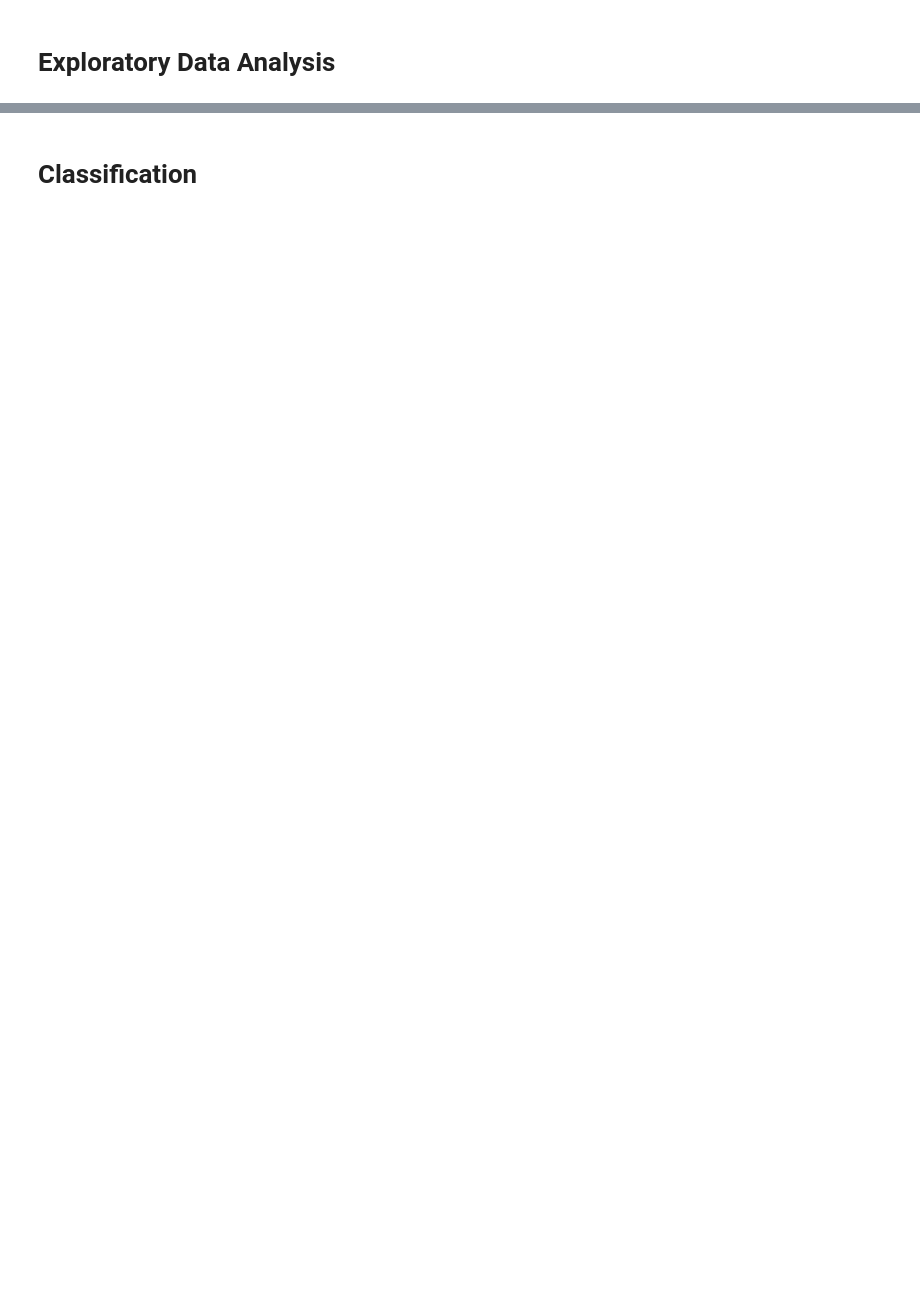
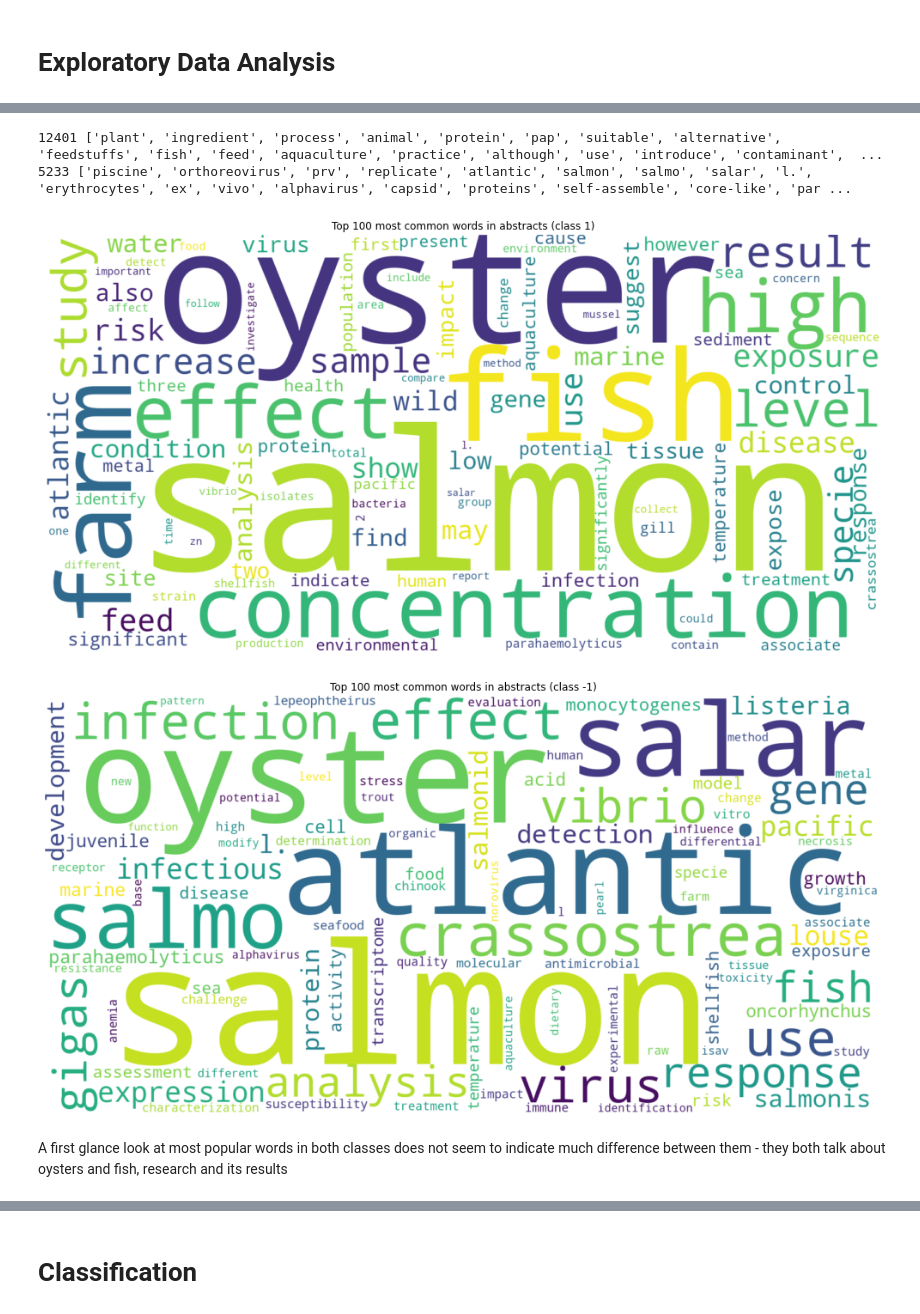
Before and after one commit to jsokolowska/ner-text-classification, a Jupyter notebook: practicalExcercise.ipynb, the cells around one changed output, grey strips where cells are left out. Saved outputs shown, nothing was run; the diff lists cells and outputs as text; code cells hidden in the pictures; blank space fills up the shorter version.

```diff
--- a/practicalExcercise.ipynb
+++ b/practicalExcercise.ipynb
@@ -228,3 +372,9 @@ pd.concat([cleaned_text_test, y_test], axis=1).to_csv("drive/MyDrive/Data/refsa-
 # %% [markdown]
 Exploratory Data Analysis
 ===
+# %%
+#loading preprocessed data to make each section indepenent
+df_train = pd.read_csv(preprocessed_dir + "cleaned_train_ERIS.csv", index_col=0)
+df_test = pd.read_csv(preprocessed_dir + "cleaned_test_ERIS.csv", index_col=0)
+
+print(df_test.shape, df_train.shape)
@@ -230,0 +399,49 @@ Exploratory Data Analysis
+# %%
+X_rel = X_train[y_train==1]
+X_irrel = X_train[y_train==-1]
+
+abs_words_rel = []
+for abs_word in X_rel["abs_str"]:
+  abs_words_rel += abs_word.split(" ")
+
+abs_words_irrel = []
+for abs_word in X_irrel["tit_str"]:
+  abs_words_irrel += abs_word.split(" ")
+
+print(len(abs_words_rel), abs_words_rel)
+print(len(abs_words_irrel), abs_words_irrel)
+# %% [output]
+12401 ['plant', 'ingredient', 'process', 'animal', 'protein', 'pap', 'suitable', 'alternative', 'feedstuffs', 'fish', 'feed', 'aquaculture', 'practice', 'although', 'use', 'introduce', 'contaminant',  ...
+5233 ['piscine', 'orthoreovirus', 'prv', 'replicate', 'atlantic', 'salmon', 'salmo', 'salar', 'l.', 'erythrocytes', 'ex', 'vivo', 'alphavirus', 'capsid', 'proteins', 'self-assemble', 'core-like', 'par ...
+# %%
+from nltk.probability import FreqDist
+from wordcloud import WordCloud
+def to_dict(tuple_list):
+  result = dict()
+  for key, value in tuple_list:
+    result[key]=value
+  return result
+
+
+most_rel = to_dict(FreqDist(abs_words_rel).most_common(100))
+cloud_a = WordCloud(width=1600, height= 800, background_color='white').fit_words(most_rel)
+fig = plt.figure(figsize=(20,7), facecolor='white')
+plt.imshow(cloud_a, interpolation='bilinear')
+plt.axis('off')
+plt.title('Top 100 most common words in abstracts (class 1)')
+plt.tight_layout(pad=0)
+plt.show()
+print("\n\n")
+most_irrel = to_dict(FreqDist(abs_words_irrel).most_common(100))
+cloud_a = WordCloud(width=1600, height= 800, background_color='white').fit_words(most_irrel)
+fig = plt.figure(figsize=(20,7), facecolor='white')
+plt.imshow(cloud_a, interpolation='bilinear')
+plt.axis('off')
+plt.title('Top 100 most common words in abstracts (class -1)')
+plt.tight_layout(pad=0)
+plt.show()
+# %% [output]
+[figure, added]
+[figure, added]
+# %% [markdown]
+A first glance look at most popular words in both classes does not seem to indicate much difference between them - they both talk about oysters and fish, research and its results
```
Also changed, not shown: parts of 51 cells of this notebook.
